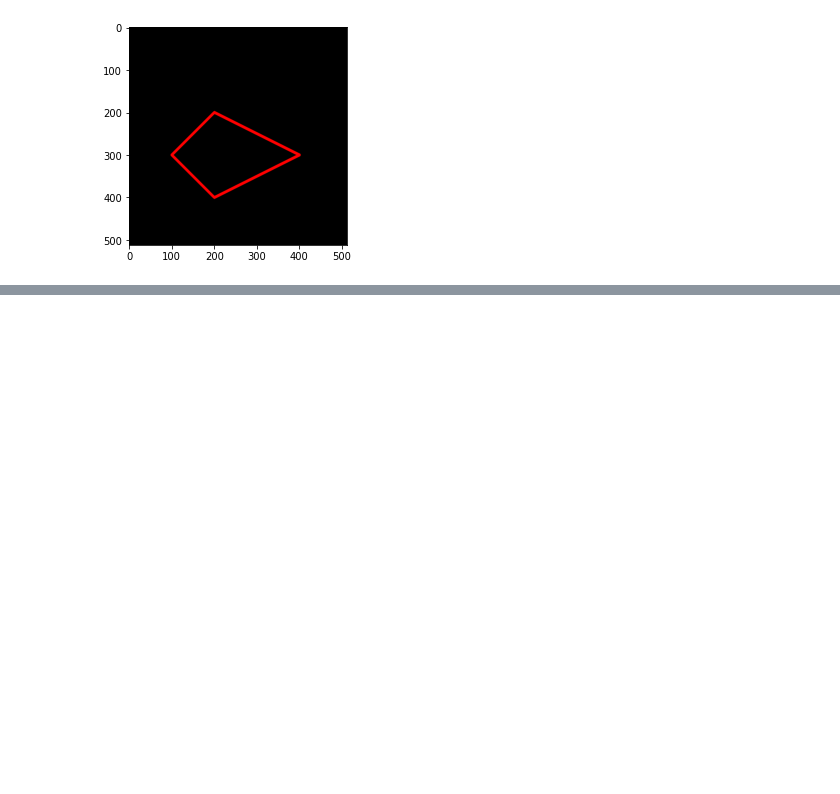
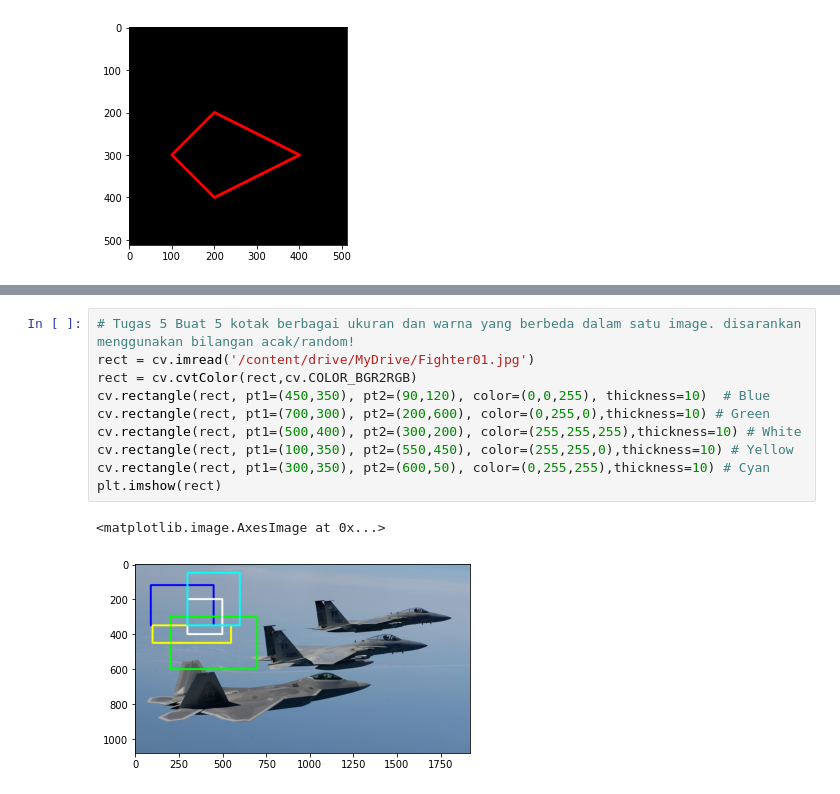
Before and after one commit to Wahjoe45/PCVK_GENAP_2023, a Jupyter notebook: week2.ipynb, the cells around one changed output, grey strips where cells are left out. Drawn from its saved outputs; the diff is of its cells as text; blank space fills up the shorter version.

```diff
--- a/week2.ipynb
+++ b/week2.ipynb
@@ -158,0 +191,13 @@ plt.imshow(redblue)
+# %%
+# Tugas 5 Buat 5 kotak berbagai ukuran dan warna yang berbeda dalam satu image. disarankan menggunakan bilangan acak/random!
+rect = cv.imread('/content/drive/MyDrive/Fighter01.jpg')
+rect = cv.cvtColor(rect,cv.COLOR_BGR2RGB)
+cv.rectangle(rect, pt1=(450,350), pt2=(90,120), color=(0,0,255), thickness=10)  # Blue
+cv.rectangle(rect, pt1=(700,300), pt2=(200,600), color=(0,255,0),thickness=10) # Green
+cv.rectangle(rect, pt1=(500,400), pt2=(300,200), color=(255,255,255),thickness=10) # White
+cv.rectangle(rect, pt1=(100,350), pt2=(550,450), color=(255,255,0),thickness=10) # Yellow
+cv.rectangle(rect, pt1=(300,350), pt2=(600,50), color=(0,255,255),thickness=10) # Cyan
+plt.imshow(rect)
+# %% [output]
+<matplotlib.image.AxesImage at 0x...>
+[figure, added]
```
Also changed, not shown: parts of 9 cells of this notebook.
